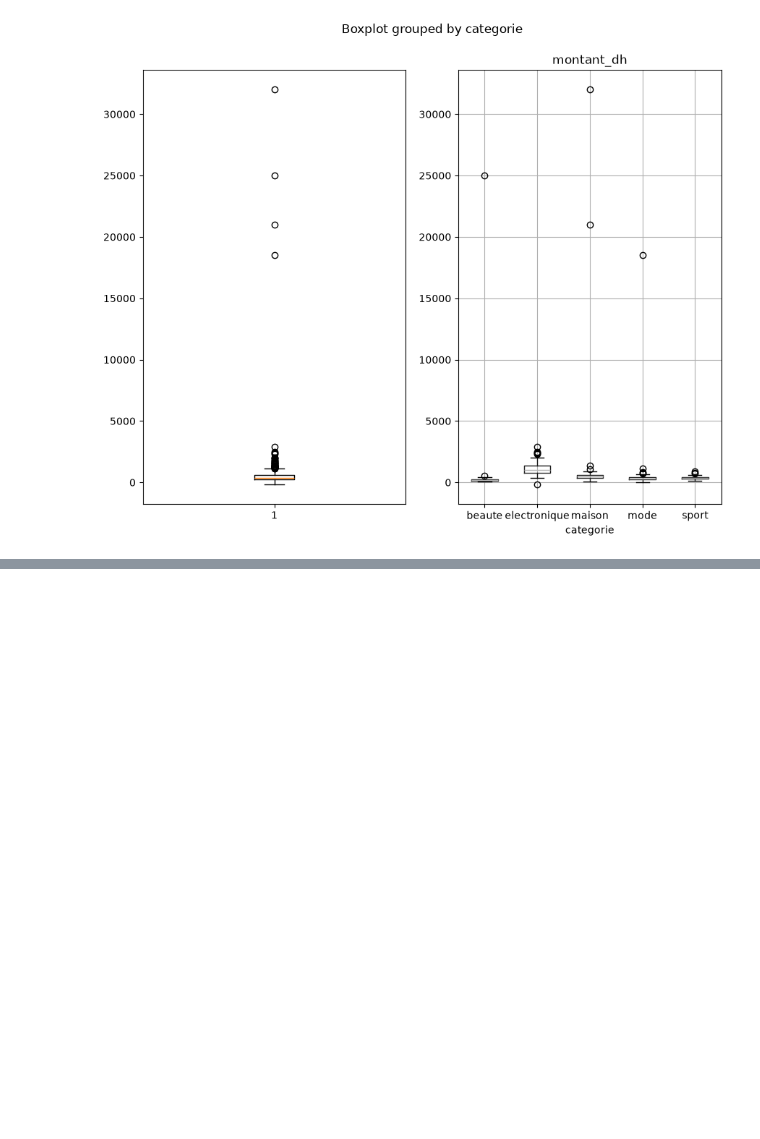
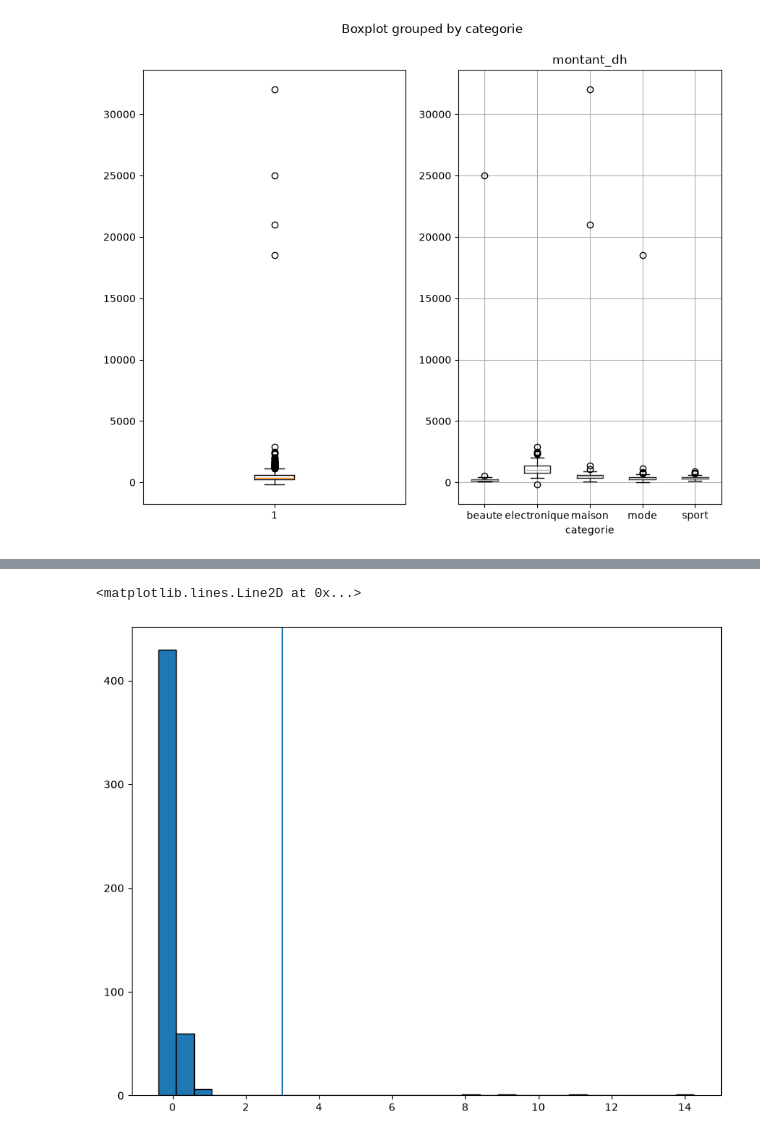
Before and after one commit to YoussefGharbaoui/DATA-PREPROCESSING, a Jupyter notebook: scripts/EDA_cmd_2.ipynb, the cells around one changed output, grey strips where cells are left out. Saved outputs shown, nothing was run; the diff lists cells and outputs as text; code cells hidden in the pictures; blank space fills up the shorter version.

```diff
--- a/scripts/EDA_cmd_2.ipynb
+++ b/scripts/EDA_cmd_2.ipynb
@@ -75,3 +75,7 @@ df.boxplot(column='montant_dh' , by='categorie', ax=axes[1])
 # %% [output]
 <Axes: title={'center': 'montant_dh'}, xlabel='categorie'>
 [figure]
+# %%
+df['z_montant'] =( df['montant_dh'] - df['montant_dh'].mean()) / df['montant_dh'].std()
+
+df['z_age'] = (df['age_client'] - df['age_client'].mean()) / df['age_client'].std()
@@ -77,0 +99,11 @@ df.boxplot(column='montant_dh' , by='categorie', ax=axes[1])
+# %%
+plt.figure(figsize=(10,8))
+plt.hist(
+    df['z_montant'],
+    bins = 30,
+    edgecolor='black'
+)
+plt.axvline(3)
+# %% [output]
+<matplotlib.lines.Line2D at 0x...>
+[figure, added]
```
Also changed, not shown: parts of 2 cells of this notebook, 1 other file.
